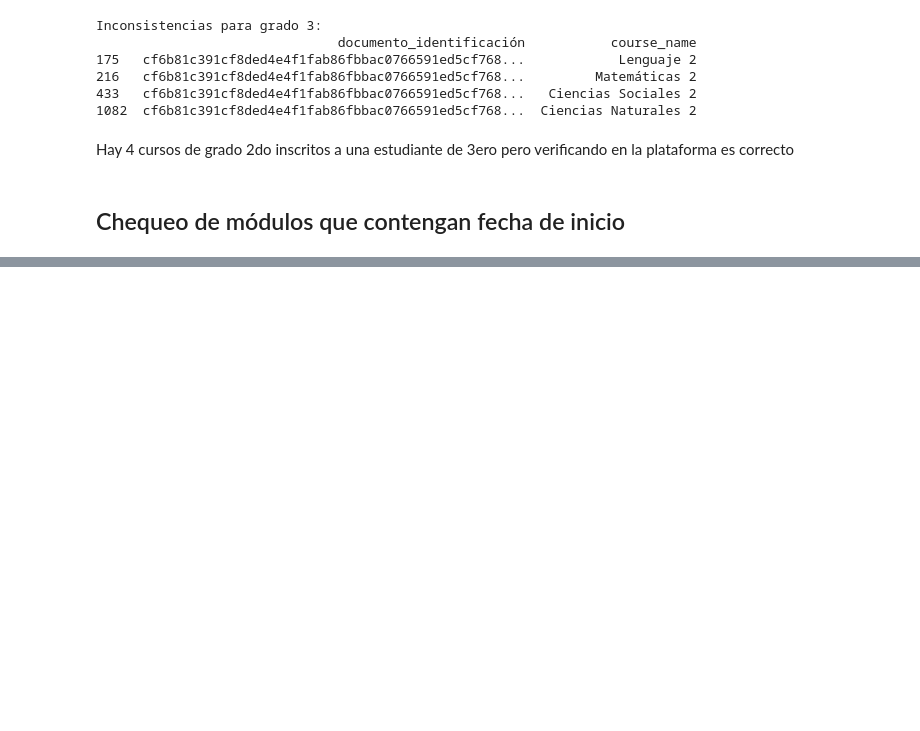
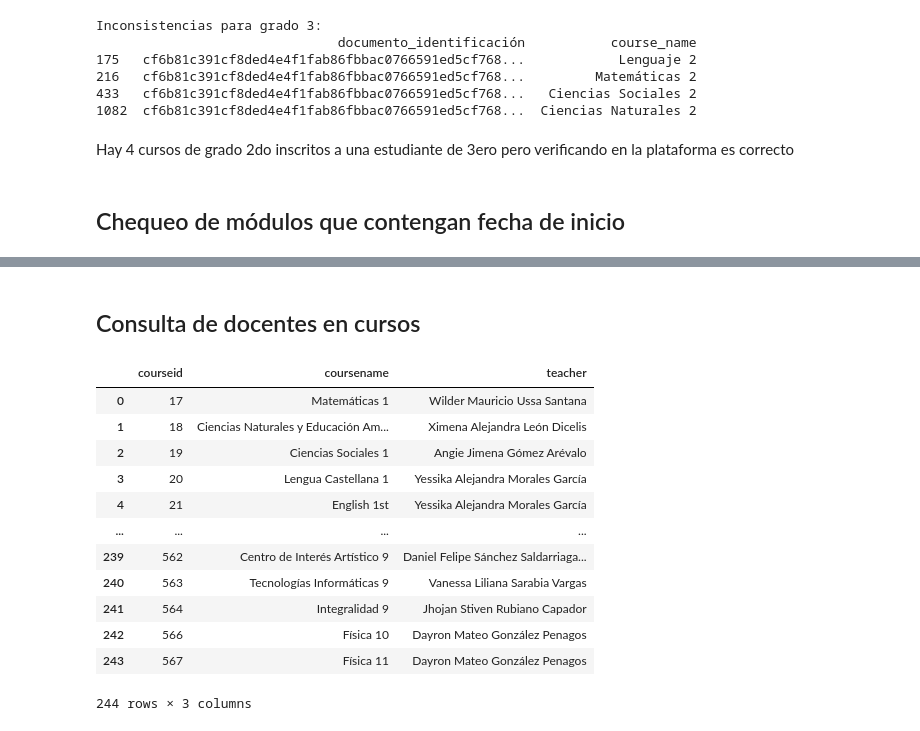
Before and after one commit to didi-gg/formar-innovar, a Jupyter notebook: notebooks/other/checker.ipynb, the cells around one changed output, grey strips where cells are left out. Drawn from its saved outputs; the diff is of its cells as text; code cells hidden in the pictures; blank space fills up the shorter version.

```diff
--- a/notebooks/other/checker.ipynb
+++ b/notebooks/other/checker.ipynb
@@ -417,0 +480,2 @@ assert moodle_modules_df[moodle_modules_df['fecha_inicio_semana'].isnull()].empt
+# %% [markdown]
+## Consulta de docentes en cursos
@@ -417,0 +490,34 @@ assert moodle_modules_df[moodle_modules_df['fecha_inicio_semana'].isnull()].empt
+# %%
+sql = f"""
+SELECT
+    c.id AS courseid,
+    c.fullname AS coursename,
+    string_agg(DISTINCT u.firstname || ' ' || u.lastname, ', ') AS teacher
+FROM '{course_file}' c
+JOIN '{unique_courses_file}' uc ON c.id = uc.course_id
+JOIN '{context_file}' ctx ON ctx.instanceid = c.id AND ctx.contextlevel = 50
+JOIN '{role_assignments_file}' ra ON ra.contextid = ctx.id
+JOIN '{role_file}' r ON r.id = ra.roleid AND r.shortname = 'editingteacher'
+JOIN '{user_file}' u ON u.id = ra.userid
+WHERE c.visible = 1
+  AND NOT (u.firstname = 'Provisional' AND u.lastname = 'Girardot')
+GROUP BY c.id, c.fullname
+ORDER BY c.id;
+"""
+
+df = con.execute(sql).df()
+df
+# %% [output]
+|  | courseid | coursename | teacher |
+| 0 | 17 | Matemáticas 1 | Wilder Mauricio Ussa Santana |
+| 1 | 18 | Ciencias Naturales y Educación Am... | Ximena Alejandra León Dicelis |
+| 2 | 19 | Ciencias Sociales 1 | Angie Jimena Gómez Arévalo |
+| 3 | 20 | Lengua Castellana 1 | Yessika Alejandra Morales García |
+| 4 | 21 | English 1st | Yessika Alejandra Morales García |
+| ... | ... | ... | ... |
+| 239 | 562 | Centro de Interés Artístico 9 | Daniel Felipe Sánchez Saldarriaga... |
+| 240 | 563 | Tecnologías Informáticas 9 | Vanessa Liliana Sarabia Vargas |
+| 241 | 564 | Integralidad 9 | Jhojan Stiven Rubiano Capador |
+| 242 | 566 | Física 10 | Dayron Mateo González Penagos |
+| 243 | 567 | Física 11 | Dayron Mateo González Penagos |
+244 rows × 3 columns
```
Also changed, not shown: parts of 3 cells of this notebook, 1 other file.
